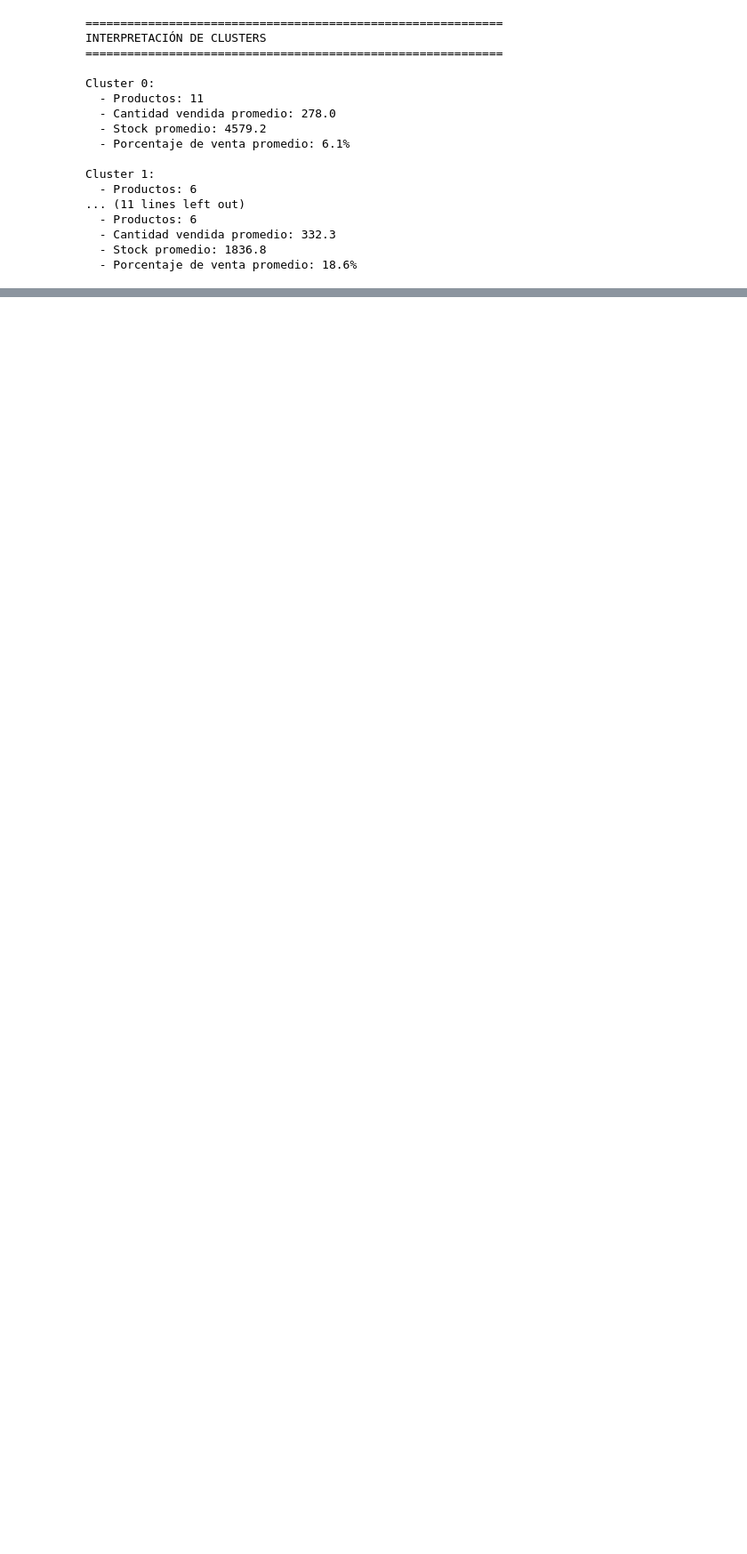
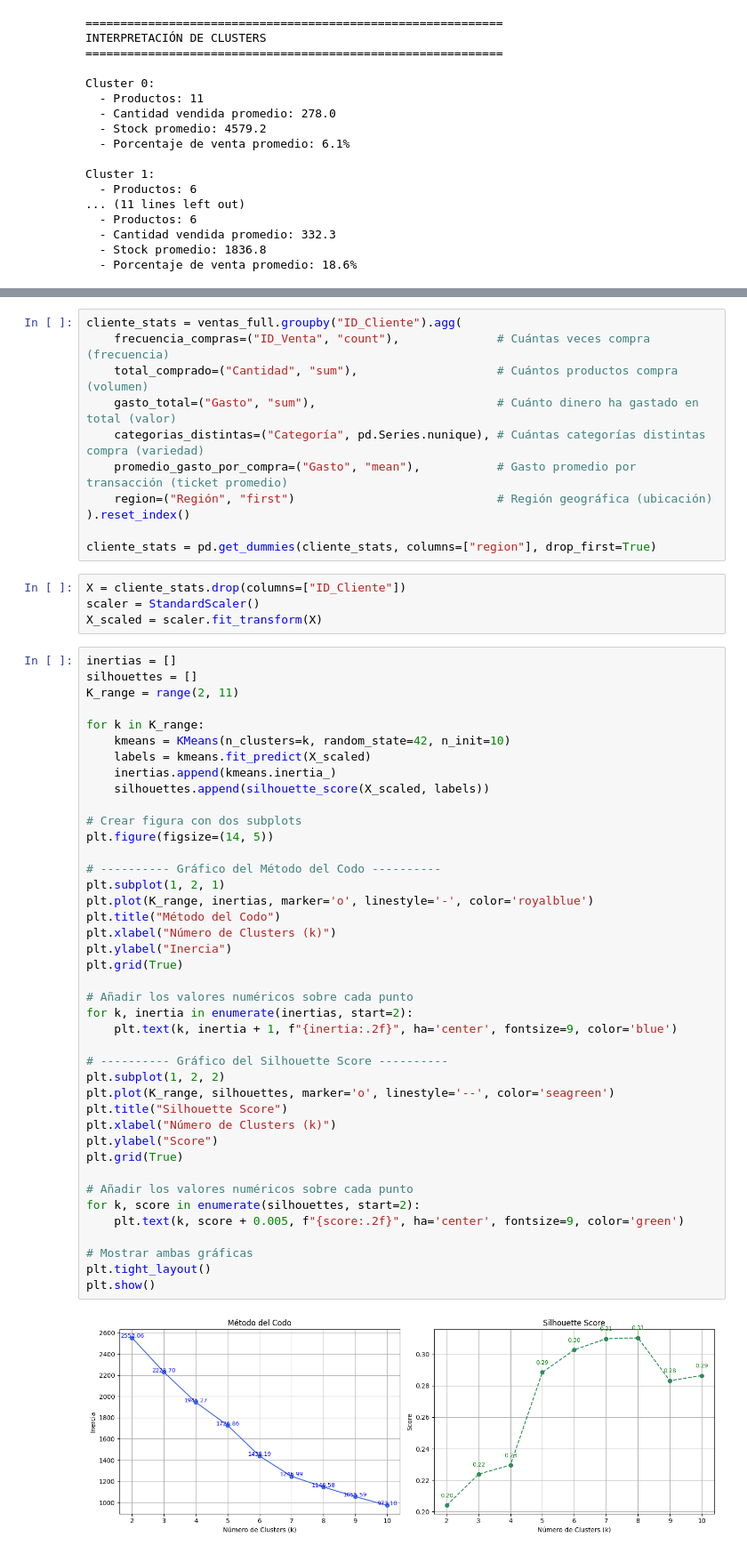
Before and after one commit to alan1x/Proyecto_SF_LKR, a Jupyter notebook: notebooks/principal_modificado.ipynb, the cells around one changed output, grey strips where cells are left out. Shown at 89% size. Saved outputs shown, nothing was run; the diff lists cells and outputs as text; blank space fills up the shorter version.

```diff
--- a/notebooks/principal_modificado.ipynb
+++ b/notebooks/principal_modificado.ipynb
@@ -622,0 +654,58 @@ Cluster 1:
+# %%
+cliente_stats = ventas_full.groupby("ID_Cliente").agg(
+    frecuencia_compras=("ID_Venta", "count"),              # Cuántas veces compra (frecuencia)
+    total_comprado=("Cantidad", "sum"),                    # Cuántos productos compra (volumen)
+    gasto_total=("Gasto", "sum"),                          # Cuánto dinero ha gastado en total (valor)
+    categorias_distintas=("Categoría", pd.Series.nunique), # Cuántas categorías distintas compra (variedad)
+    promedio_gasto_por_compra=("Gasto", "mean"),           # Gasto promedio por transacción (ticket promedio)
+    region=("Región", "first")                             # Región geográfica (ubicación)
+).reset_index()
+
+cliente_stats = pd.get_dummies(cliente_stats, columns=["region"], drop_first=True)
+# %%
+X = cliente_stats.drop(columns=["ID_Cliente"])
+scaler = StandardScaler()
+X_scaled = scaler.fit_transform(X)
+# %%
+inertias = []
+silhouettes = []
+K_range = range(2, 11)
+
+for k in K_range:
+    kmeans = KMeans(n_clusters=k, random_state=42, n_init=10)
+    labels = kmeans.fit_predict(X_scaled)
+    inertias.append(kmeans.inertia_)
+    silhouettes.append(silhouette_score(X_scaled, labels))
+
+# Crear figura con dos subplots
+plt.figure(figsize=(14, 5))
+
+# ---------- Gráfico del Método del Codo ----------
+plt.subplot(1, 2, 1)
+plt.plot(K_range, inertias, marker='o', linestyle='-', color='royalblue')
+plt.title("Método del Codo")
+plt.xlabel("Número de Clusters (k)")
+plt.ylabel("Inercia")
+plt.grid(True)
+
+# Añadir los valores numéricos sobre cada punto
+for k, inertia in enumerate(inertias, start=2):
+    plt.text(k, inertia + 1, f"{inertia:.2f}", ha='center', fontsize=9, color='blue')
+
+# ---------- Gráfico del Silhouette Score ----------
+plt.subplot(1, 2, 2)
+plt.plot(K_range, silhouettes, marker='o', linestyle='--', color='seagreen')
+plt.title("Silhouette Score")
+plt.xlabel("Número de Clusters (k)")
+plt.ylabel("Score")
+plt.grid(True)
+
+# Añadir los valores numéricos sobre cada punto
+for k, score in enumerate(silhouettes, start=2):
+    plt.text(k, score + 0.005, f"{score:.2f}", ha='center', fontsize=9, color='green')
+
+# Mostrar ambas gráficas
+plt.tight_layout()
+plt.show()
+# %% [output]
+[figure, added]
```
Also changed, not shown: parts of 15 cells of this notebook.
